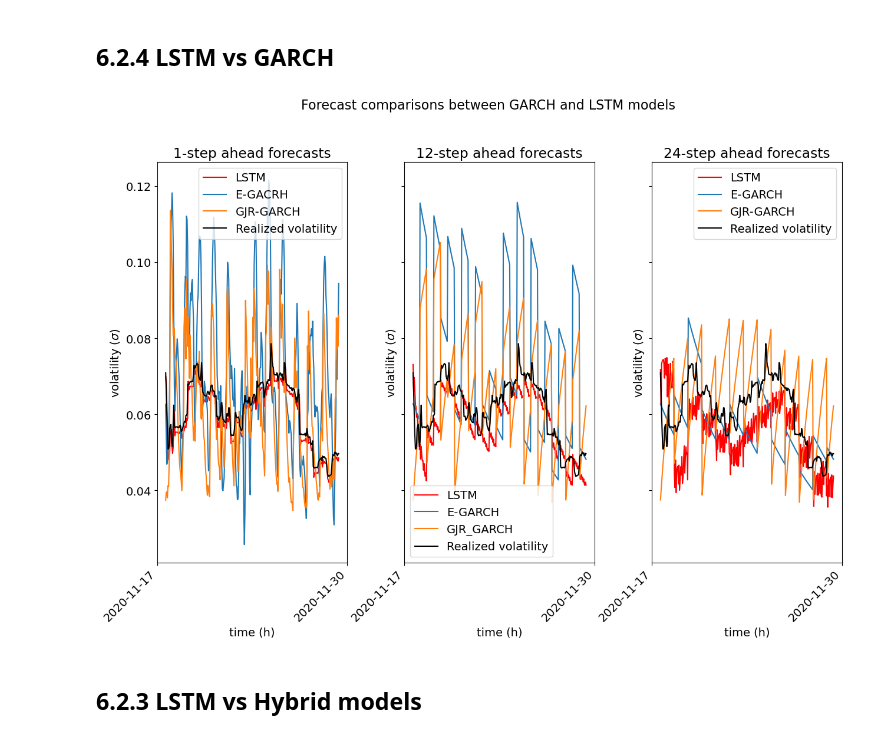
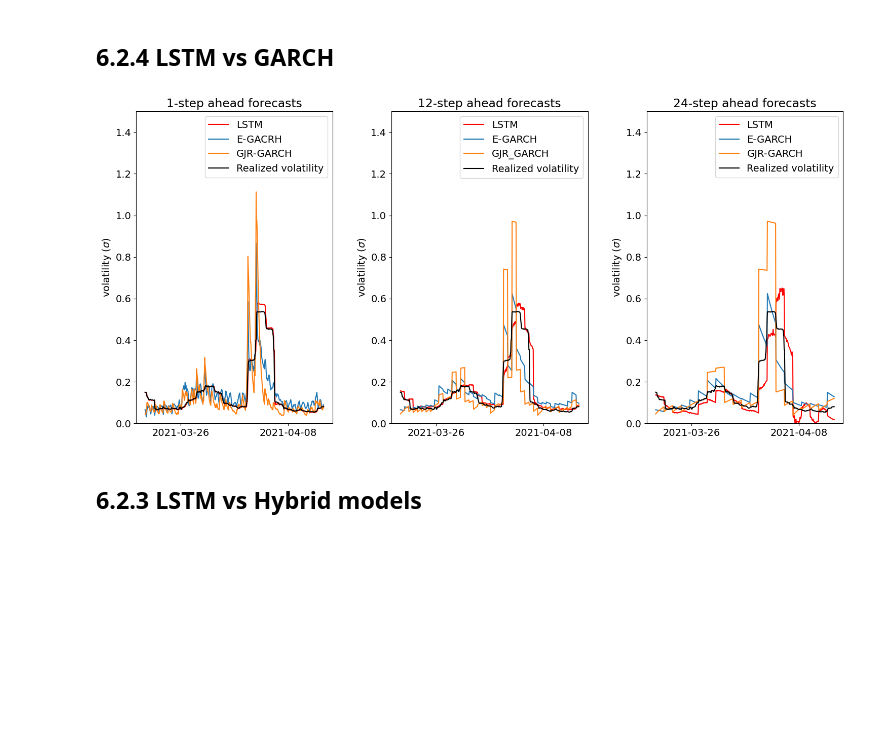
Before and after one commit to thomasvollebregt97/MSc_thesis, a Jupyter notebook: EP_modeling_file.ipynb, the cells around one changed output. Drawn from its saved outputs; the diff is of its cells as text; code cells hidden in the pictures; blank space fills up the shorter version.

```diff
--- a/EP_modeling_file.ipynb
+++ b/EP_modeling_file.ipynb
@@ -42,7 +47,7 @@ from Model_functions import make_supervised_shift, univariate_lstm_preds_shift,
 # %% [markdown]
 # 2. Data exploration
 # %%
-log_returns = pd.read_csv('1. Electricity price datasets/log_returns_spain.csv')
-prices = pd.read_csv('1. Electricity price datasets/european_wholesale_electricity_price_data_hourly.csv')
+log_returns = pd.read_csv('1. Electricity price datasets/log_returns_spain_new.csv')
+#prices = pd.read_csv('1. Electricity price datasets/european_wholesale_electricity_price_data_hourly.csv')
 # %%
 # Features
@@ -387,9 +518,10 @@ lstm_preds_msgarch_ged_1 = generate_2_forecasts_hybrid_shift(scaled_rv, scaled_f
 h = 12
 d = 250
 epochs = 75
-units = 75
-nodes = 125
-shift = 10
+units = 125
+nodes = 150
+dropout_rate = 0.1
+shift = 5
 LR = 0.0001
 activation_lstm = 'tanh'
 # %%
@@ -468,9 +728,10 @@ lstm_preds_msgarch_ged_12 = create_h_step_forecasts(lstm_preds_msgarch_ged_12, h
 h = 24
 d = 400
 epochs = 75
-units = 125
-nodes = 150
-shift = 5
+units = 100
+nodes = 125
+dropout_rate = 0.1
+shift = 10
 LR = 0.0001
 activation_lstm = 'tanh'
 # %%
@@ -868,4 +1480,6 @@ dates = pd.to_datetime(dates)
 ## 6.1 GARCH-type
 # %% [markdown]
 ### 6.1.1 1-Step ahead
+# %%
+realized_volatility = rv[((len(rv)-20000)):]
 # %%
@@ -1010,13 +1654,13 @@ plt.show()
 # %% [markdown]
 ## 6.2.4 LSTM vs GARCH
 # %%
-vis = 300
-start = 0
-fig, axs = plt.subplots(1, 3, figsize=(15, 10),  sharey=True)  # Create a figure with 1 row and 2 columns
+vis = 500
+start = 3000
+fig, axs = plt.subplots(1, 3, figsize=(18, 8))  # Create a figure with 1 row and 2 columns
 
 # Increase global font size
 plt.rcParams['font.size'] = '14'  # adjust as needed
-interval = 200
+interval = 80
 
 # Plot on the first subplot
 axs[0].plot(dates[start:(start+vis)], lstm_preds_1[start:(start+vis)], color='red',  label='LSTM')
@@ -1026,7 +1670,6 @@ axs[0].plot(dates[start:(start+vis)], realized_volatility[start:(start+vis)], co
 # Format the x-axis dates
 axs[0].xaxis.set_major_locator(mdates.DayLocator(interval = interval))  # Set major ticks every day.
 axs[0].xaxis.set_major_formatter(mdates.DateFormatter('%Y-%m-%d'))  # Set format
-axs[0].set_xlabel('time (h)')
 axs[0].set_ylabel('volatility ($\sigma$)')
 axs[0].set_title('1-step ahead forecasts')
 
@@ -1038,43 +1681,51 @@ axs[1].plot(dates[start:(start+vis)], realized_volatility[start:(start+vis)], co
 # Format the x-axis dates
 axs[1].xaxis.set_major_locator(mdates.DayLocator(interval = interval))  # Set major ticks every day.
 axs[1].xaxis.set_major_formatter(mdates.DateFormatter('%Y-%m-%d'))  # Set format
-axs[1].set_xlabel('time (h)')
 axs[1].set_ylabel('volatility ($\sigma$)')
 axs[1].set_title('12-step ahead forecasts')
 
 # Plot on the second subplot (identical to the first subplot)
 axs[2].plot(dates[start:(start+vis)], lstm_preds_24[start:(start+vis)], color='red', label='LSTM')
 axs[2].plot(dates[start:(start+vis)], preds_e_garch_std_24[start:(start+vis)].values, label='E-GARCH')
 axs[2].plot(dates[start:(start+vis)], preds_gjr_garch_std_24[start:(start+vis)].values, label='GJR-GARCH')
 axs[2].plot(dates[start:(start+vis)], realized_volatility[start:(start+vis)], color='#000000', label='Realized volatility')
 # Format the x-axis dates
 axs[2].xaxis.set_major_locator(mdates.DayLocator(interval = interval))  # Set major ticks every day.
 axs[2].xaxis.set_major_formatter(mdates.DateFormatter('%Y-%m-%d'))  # Set format
-axs[2].set_xlabel('time (h)')
 axs[2].set_ylabel('volatility ($\sigma$)')
 axs[2].set_title('24-step ahead forecasts')
 
 # Adjust the spacing between subplots
 plt.subplots_adjust(wspace=0.3)
 
-# Add a single title in the middle
-fig.text(0.5, 0.97, 'Forecast comparisons between GARCH and LSTM models',
-         ha='center', fontsize=16)
+# Determine the range of dates to be plotted
+plot_dates = dates[start:(start+vis)]
 
-fig.autofmt_xdate(rotation=45)
+# Determine the locations for the x-axis labels. Here I'm setting them at the first, middle, and last dates.
+x_ticks = [plot_dates.iloc[100], plot_dates.iloc[400]]
+
+# Set the x-axis labels for each subplot
+axs[0].set_xticks(x_ticks)
+axs[1].set_xticks(x_ticks)
+axs[2].set_xticks(x_ticks)
+
+# Set ylimits
+axs[0].set_ylim(0, 1.5)
+axs[1].set_ylim(0, 1.5)
+axs[2].set_ylim(0, 1.5)
 
 # Display the figure
 axs[0].legend()
 axs[1].legend()
 axs[2].legend()
 
 # Export to png
-plt.savefig('5. Figures/Plot_LSTM_vs_GARCH_multistep.png', dpi=300)  # Specify the filename and DPI (dots per inch)
+plt.savefig('3. Figures/Plot_LSTM_vs_GARCH_multistep.png', dpi=300)  # Specify the filename and DPI (dots per inch)
 
 
 plt.show()
 # %% [output]
-[figure, old version]
+[figure, new version]
 # %% [markdown]
 ## 6.2.3 LSTM vs Hybrid models
 # %% [markdown]
```
Also changed, not shown: parts of 113 cells of this notebook, 2 other files.
